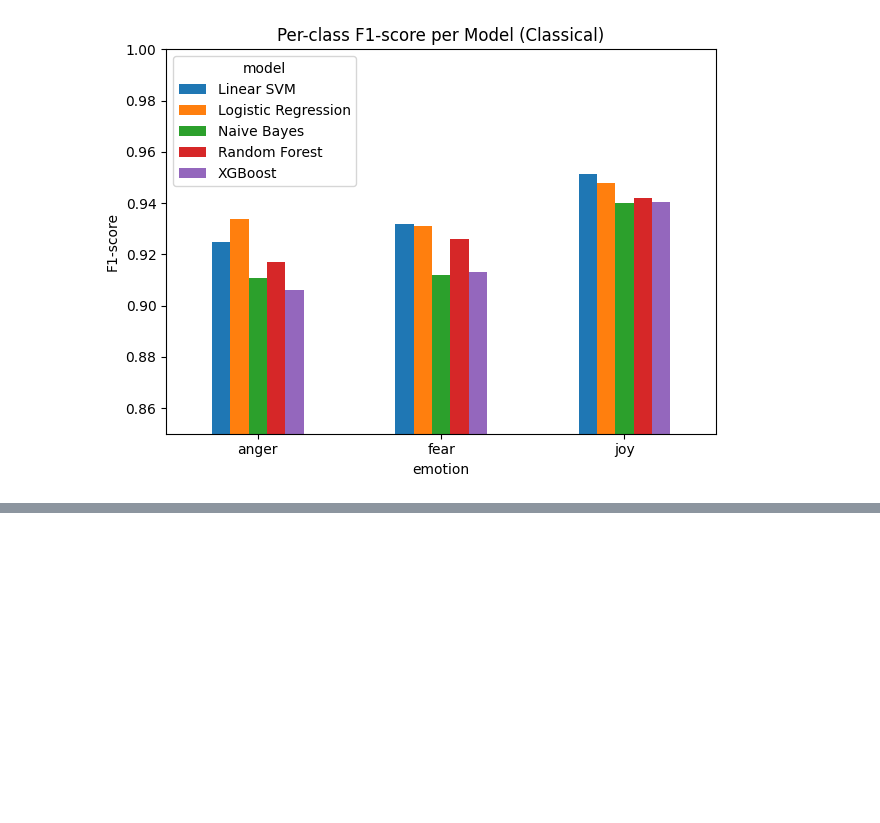
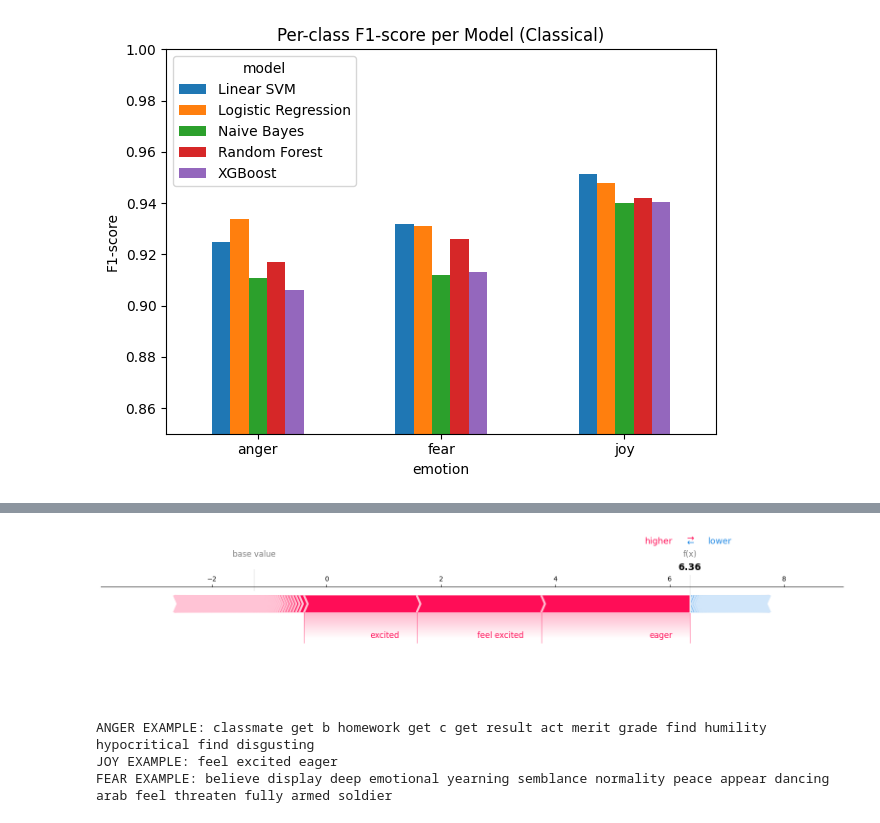
Before and after one commit to ozense1/emotion_classify, a Jupyter notebook: 1_classical_model.ipynb, the cells around one changed output, grey strips where cells are left out. Saved outputs shown, nothing was run; the diff lists cells and outputs as text; code cells hidden in the pictures; blank space fills up the shorter version.

Commit message:
added shap

```diff
--- a/1_classical_model.ipynb
+++ b/1_classical_model.ipynb
@@ -394,0 +446,35 @@ plt.show()
+# %%
+# pick an example from test set
+i = 0
+
+text_example = X_test.iloc[i]
+true_label   = y_test.iloc[i]
+pred_label   = best_lr.predict([text_example])[0]
+
+print("Text:", text_example)
+print("True emotion:", true_label)
+print("Predicted emotion:", pred_label)
+
+# class index of predicted label
+class_names = clf.classes_
+pred_class_index = np.where(class_names == pred_label)[0][0]
+
+shap_vals_example = shap_values[i, :, pred_class_index]  # length = n_features
+feature_names = vectorizer.get_feature_names_out()
+
+example_tfidf = X_test_tfidf[i]
+nonzero_idx = example_tfidf.nonzero()[1]
+
+word_contribs = []
+for idx in nonzero_idx:
+    word = feature_names[idx]
+    sv   = shap_vals_example[idx]
+    tfidf_val = example_tfidf[0, idx]
+    word_contribs.append((word, sv, tfidf_val))
+
+word_contribs_sorted = sorted(word_contribs, key=lambda x: abs(x[1]), reverse=True) # sort by abs(SHAP)
+
+print("\nTop contributing words for predicted emotion:", pred_label)
+for word, sv, tfidf_val in word_contribs_sorted[:15]:
+    direction = "↑ pushes towards this emotion" if sv > 0 else "↓ pushes away from this emotion"
+    print(f"{word:20s}  SHAP = {sv: .4f}  ({direction})")
@@ -394,0 +490,10 @@ plt.show()
+# %%
+shap.initjs()
+
+shap.force_plot(
+    explainer.expected_value[pred_class_index],
+    shap_vals_example,
+    feature_names=feature_names,
+    matplotlib=True
+)
+# %% [output]
@@ -394,0 +501,17 @@ plt.show()
+[figure, added]
+# %%
+def get_example_for_emotion(emotion):
+    idx = np.where(y_test.values == emotion)[0][0]
+    return idx, X_test.iloc[idx], y_test.iloc[idx]
+
+idx_ang, text_ang, label_ang = get_example_for_emotion("anger")
+idx_joy, text_joy, label_joy = get_example_for_emotion("joy")
+idx_fear, text_fear, label_fear = get_example_for_emotion("fear")
+
+print("ANGER EXAMPLE:", text_ang)
+print("JOY EXAMPLE:", text_joy)
+print("FEAR EXAMPLE:", text_fear)
+# %% [output]
+ANGER EXAMPLE: classmate get b homework get c get result act merit grade find humility hypocritical find disgusting
+JOY EXAMPLE: feel excited eager
+FEAR EXAMPLE: believe display deep emotional yearning semblance normality peace appear dancing arab feel threaten fully armed soldier
```
Also changed, not shown: parts of 9 cells of this notebook.
